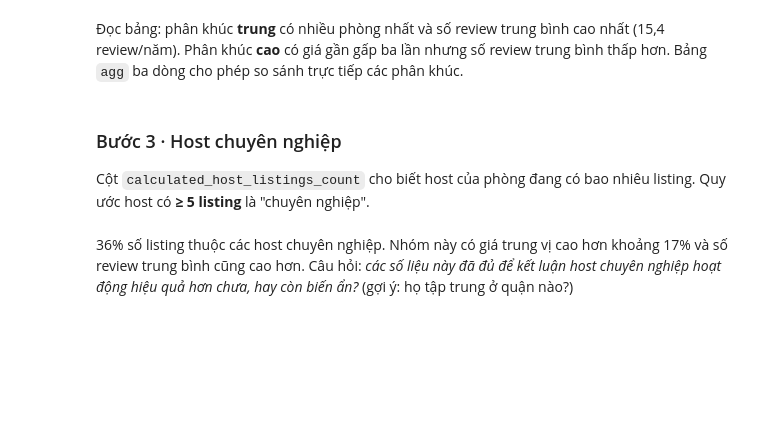
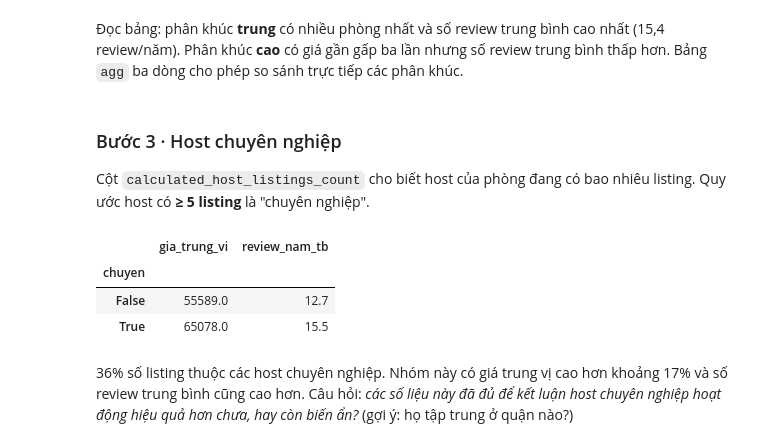
Before and after one commit to yunium2597/programming-for-data-processing, a Jupyter notebook: 2627-1/notebooks/lab-05.ipynb, the cells around one changed output. Drawn from its saved outputs; the diff is of its cells as text; code cells hidden in the pictures; blank space fills up the shorter version.

```diff
--- a/2627-1/notebooks/lab-05.ipynb
+++ b/2627-1/notebooks/lab-05.ipynb
@@ -137,18 +142,26 @@ Cột `calculated_host_listings_count` cho biết host của phòng đang có ba
 Quy ước host có **≥ 5 listing** là "chuyên nghiệp".
 # %%
 # TODO: tạo cột bool df["chuyen"]; tính tỷ lệ phòng thuộc host chuyên nghiệp
-df["chuyen"] = ...
-ty_le_chuyen = ...
+df["chuyen"] = df["calculated_host_listings_count"] >= 5
+ty_le_chuyen = df["chuyen"].mean()
 
 # TODO: bảng so sánh 2 nhóm chuyen (groupby "chuyen"), 2 cột đặt tên:
 #   gia_trung_vi=("price", "median") · review_nam_tb=("number_of_reviews_ltm", "mean")
-so_sanh = ...
+so_sanh = df.groupby("chuyen").agg(
+    gia_trung_vi = ("price","median"),
+    review_nam_tb = ("number_of_reviews_ltm","mean")
+)
 
 # --- Ô kiểm tra ---
 assert round(ty_le_chuyen, 3) == 0.358
 assert so_sanh.loc[True, "gia_trung_vi"] == 65078.0
 assert round(so_sanh.loc[False, "review_nam_tb"], 1) == 12.7
 so_sanh.round(1)
+# %% [output]
+|  | gia_trung_vi | review_nam_tb |
+| chuyen |  |  |
+| False | 55589.0 | 12.7 |
+| True | 65078.0 | 15.5 |
 # %% [markdown]
 36% số listing thuộc các host chuyên nghiệp. Nhóm này có giá trung vị cao hơn khoảng 17%
 và số review trung bình cũng cao hơn. Câu hỏi: *các số liệu này đã đủ để kết luận host
```
Also changed, not shown: parts of 6 cells of this notebook.
